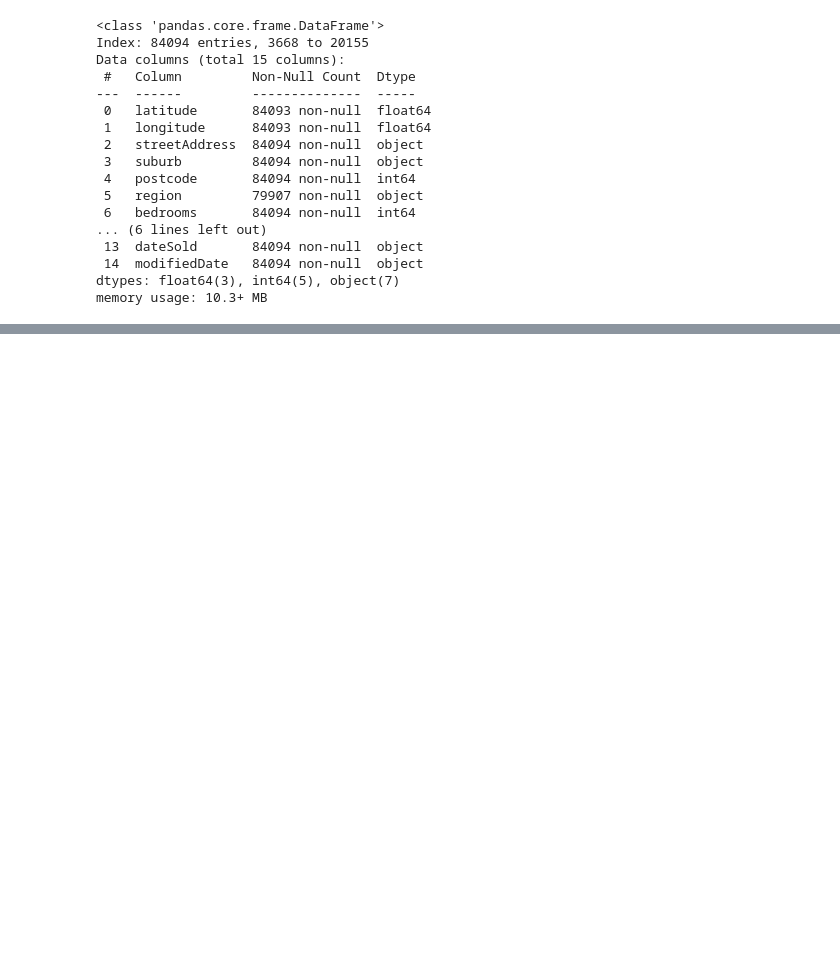
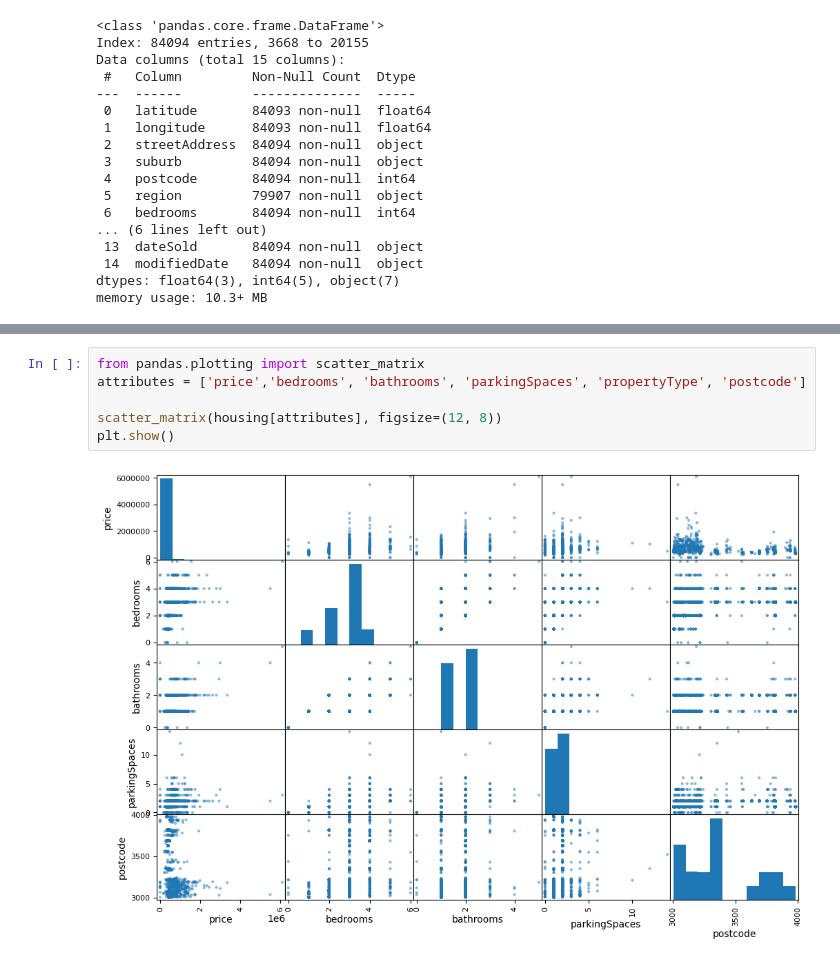
Before and after one commit to mmercan/handson-ml3, a Jupyter notebook: 02_vic_housing.ipynb, the cells around one changed output, grey strips where cells are left out. Drawn from its saved outputs; the diff is of its cells as text; blank space fills up the shorter version.

```diff
--- a/02_vic_housing.ipynb
+++ b/02_vic_housing.ipynb
@@ -181,0 +211,8 @@ memory usage: 10.3+ MB
+# %%
+from pandas.plotting import scatter_matrix
+attributes = ['price','bedrooms', 'bathrooms', 'parkingSpaces', 'propertyType', 'postcode']
+
+scatter_matrix(housing[attributes], figsize=(12, 8))
+plt.show()
+# %% [output]
+[figure, added]
```
Also changed, not shown: parts of 8 cells of this notebook.
